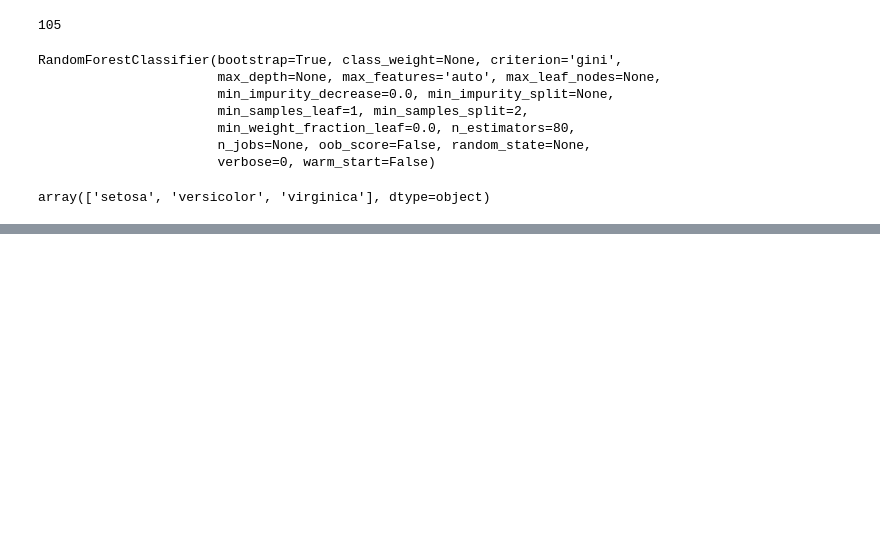
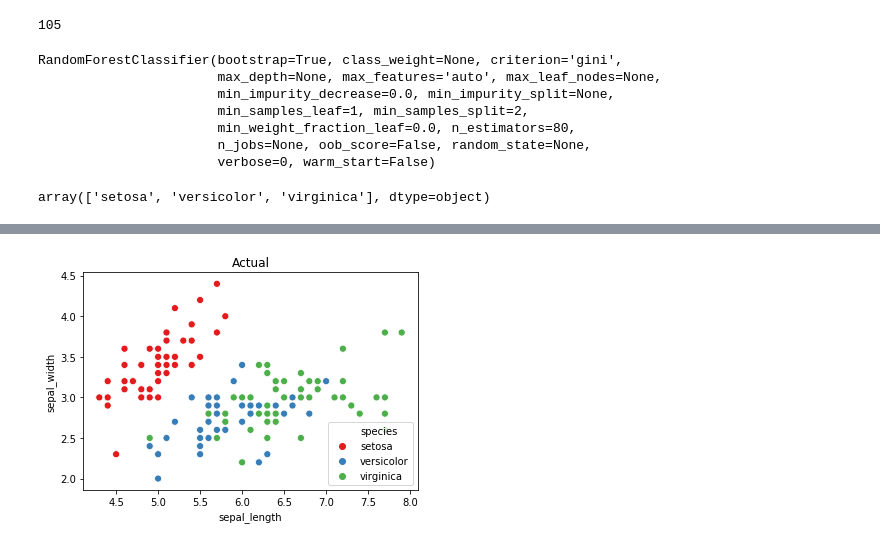
Before and after one commit to aukrit1993/my_machine_learning, a Jupyter notebook: chapter_17.ipynb, the cells around one changed output, grey strips where cells are left out. Drawn from its saved outputs; the diff is of its cells as text; code cells hidden in the pictures; blank space fills up the shorter version.

```diff
--- a/chapter_17.ipynb
+++ b/chapter_17.ipynb
@@ -417,0 +514,6 @@ g
+# %%
+sb.scatterplot('sepal_length', 'sepal_width', data=df, hue='species', s=50, palette='Set1')
+plt.title('Actual')
+plt.show()
+# %% [output]
+[figure, added]
```
Also changed, not shown: parts of 28 cells of this notebook.
